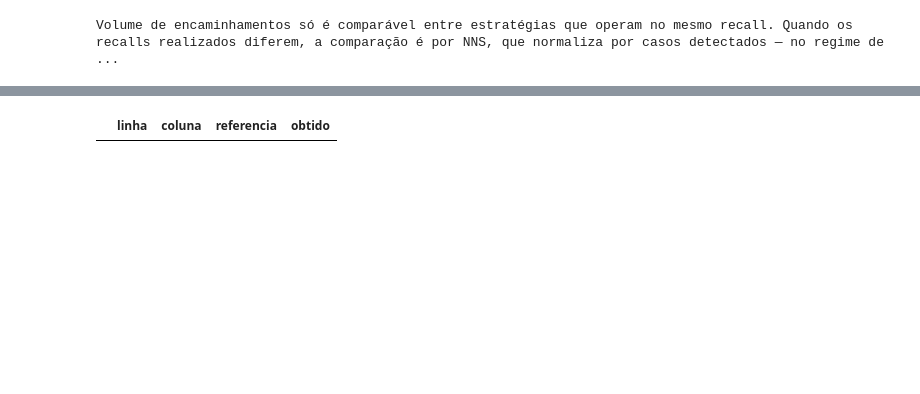
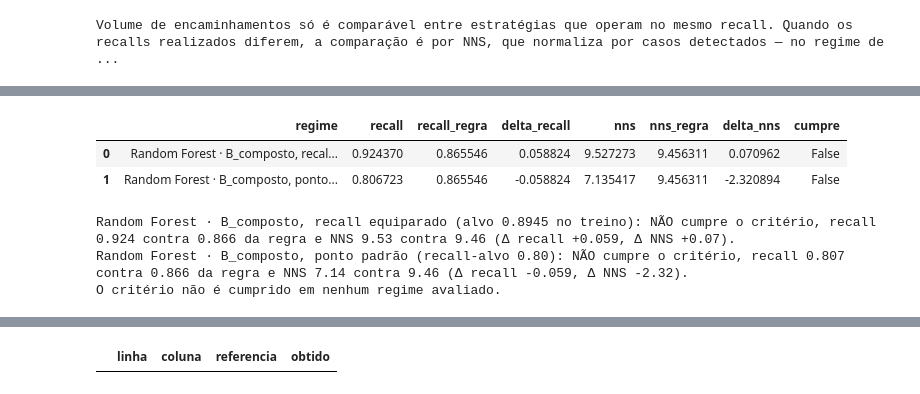
Before and after one commit to Lorenzo-Avila/hba1c-screening-pns2013, a Jupyter notebook: notebooks/03_resultados.ipynb, the cells around one changed output, grey strips where cells are left out. Cells and saved outputs as stored; diff of their text form; code cells hidden in the pictures; blank space fills up the shorter version.

```diff
--- a/notebooks/03_resultados.ipynb
+++ b/notebooks/03_resultados.ipynb
@@ -248,0 +314,12 @@ Volume de encaminhamentos só é comparável entre estratégias que operam no me
+# %%
+saida["carga"].attrs["criterio"]
+# %% [output]
+|  | regime | recall | recall_regra | delta_recall | nns | nns_regra | delta_nns | cumpre |
+| 0 | Random Forest · B_composto, recal... | 0.924370 | 0.865546 | 0.058824 | 9.527273 | 9.456311 | 0.070962 | False |
+| 1 | Random Forest · B_composto, ponto... | 0.806723 | 0.865546 | -0.058824 | 7.135417 | 9.456311 | -2.320894 | False |
+# %%
+print(exp.leitura_do_criterio(saida["carga"]))
+# %% [output]
+Random Forest · B_composto, recall equiparado (alvo 0.8945 no treino): NÃO cumpre o critério, recall 0.924 contra 0.866 da regra e NNS 9.53 contra 9.46 (Δ recall +0.059, Δ NNS +0.07).
+Random Forest · B_composto, ponto padrão (recall-alvo 0.80): NÃO cumpre o critério, recall 0.807 contra 0.866 da regra e NNS 7.14 contra 9.46 (Δ recall -0.059, Δ NNS -2.32).
+O critério não é cumprido em nenhum regime avaliado.
```
Also changed, not shown: parts of 41 cells of this notebook, 8 other files.
